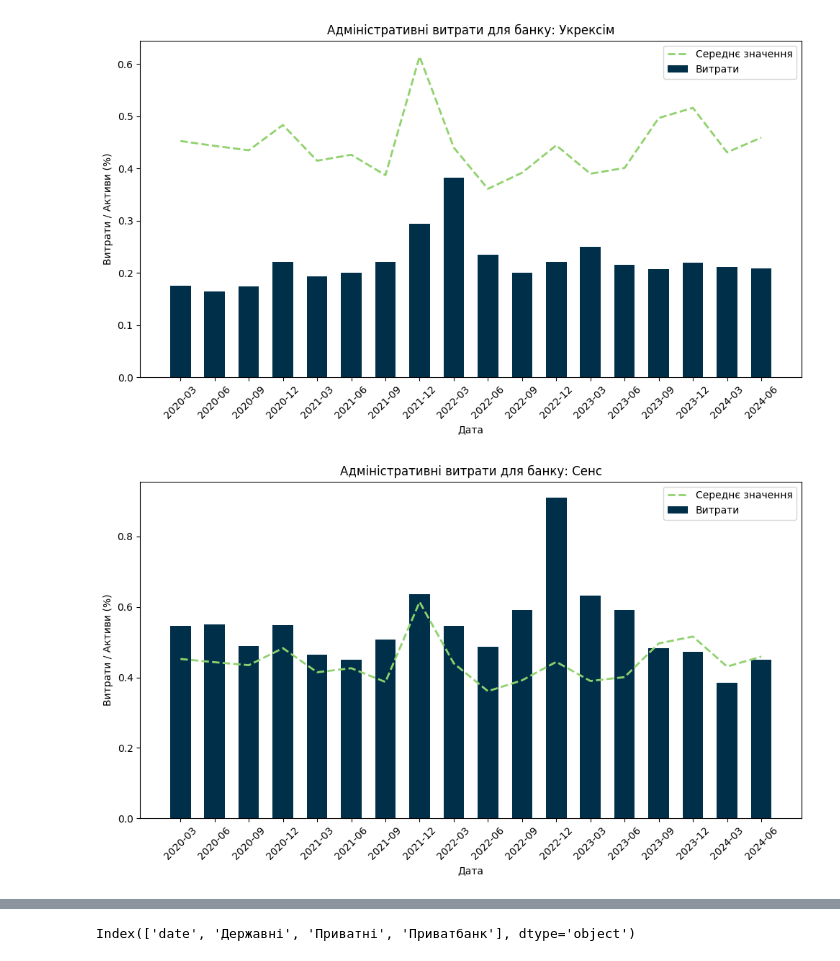
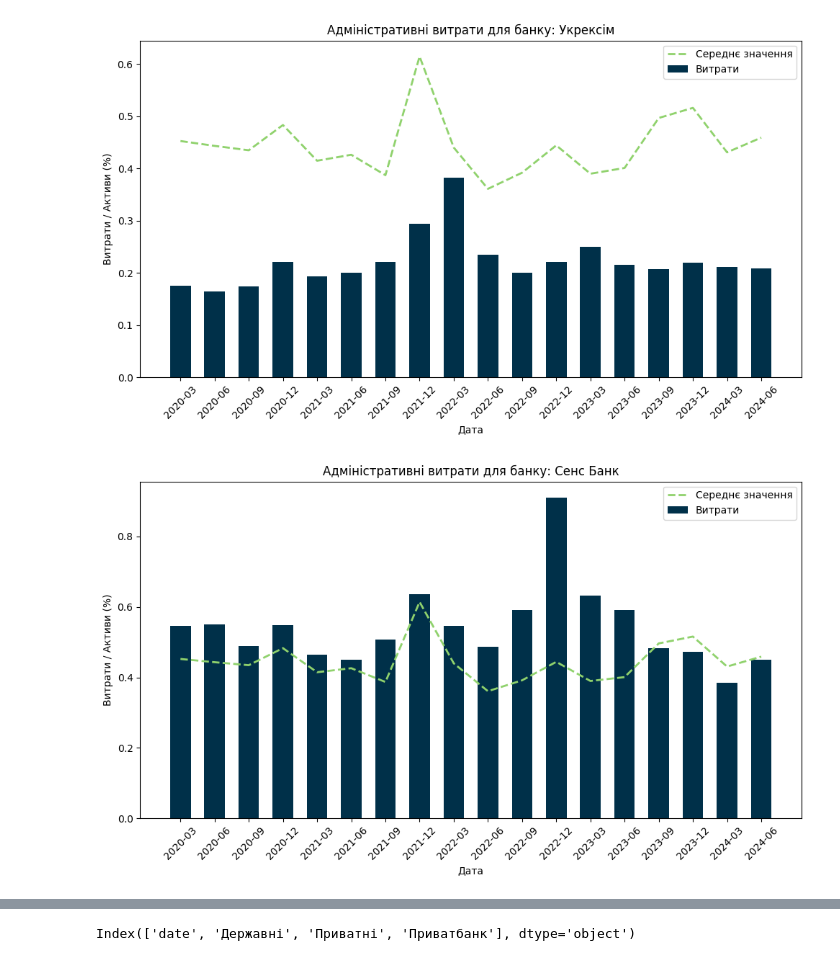
Before and after one commit to Lkupybida/ClothesIndustryAnalysys, a Jupyter notebook: banks_k.ipynb, the cells around one changed output, grey strips where cells are left out. Cells and saved outputs as stored; diff of their text form; code cells hidden in the pictures.

```diff
--- a/banks_k.ipynb
+++ b/banks_k.ipynb
@@ -17,38 +17,38 @@ df_combined = pd.concat([df_expenses_assets_state, df_expenses_assets_private],
 df_combined.reset_index(inplace=True)
 df_combined['year_month'] = df_combined['date'].apply(lambda x: x[:7])
 
-banks_ua = ["Приватбанк", "Ощадбанк", "Укргазбанк", "Укрексім", "Сенс", "Перший інвестиційний"]
+banks_ua = ["Приватбанк", "Ощадбанк", "Укргазбанк", "Укрексім", "Сенс Банк", "Перший Інвестиційний Банк"]
 # Calculate the average of each row
 df_combined['average'] = df_combined.mean(axis=1)
 
 banks = df_expenses_assets_state.columns
 
 # Plotting histograms for each bank
 for index, bank in enumerate(banks):
     expenses = df_expenses_assets_state[bank].values
     average = df_combined['average'].values
 
     months = np.arange(len(expenses))  # Assuming each row represents a month
 
     plt.figure(figsize=(10, 6))
     plt.bar(df_combined['year_month'], expenses, width=0.6, label='Витрати', align='center', color='#003049')
 
     # Plot the average line
     plt.plot(months, average, color='#90D26D', label='Середнє значення', linestyle='--', linewidth=2)
 
     plt.xlabel('Дата')
     plt.ylabel('Витрати / Активи (%)')
     plt.title(f'Адміністративні витрати для банку: {banks_ua[index]}')
 
     # Customize x-axis ticks to show every half year
     plt.xticks(df_combined['year_month'], rotation=45)
 
     plt.legend()
     plt.tight_layout()
     plt.show()
 # %% [output]
 [figure]
 [figure]
 [figure]
 [figure]
-[figure, old version]
+[figure, new version]
```
Also changed, not shown: parts of 2 cells of this notebook, 5 other files.
